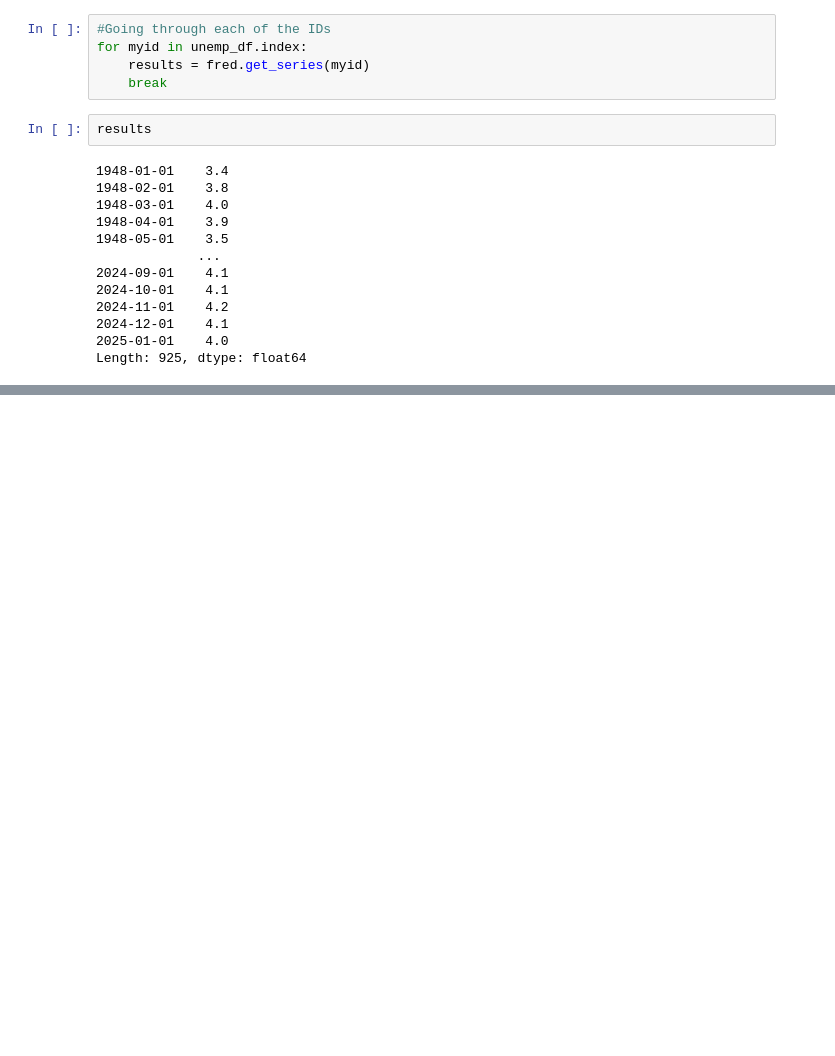
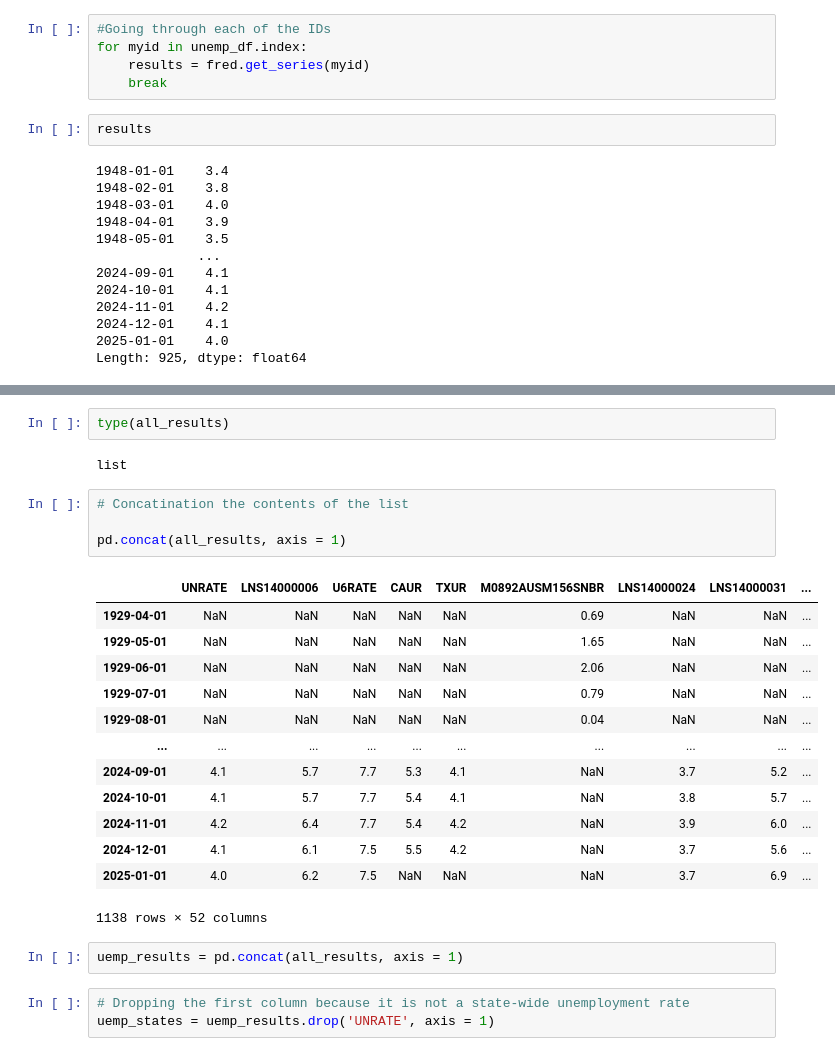
Before and after one commit to adisring/Economic-Data-With-Fred, a Jupyter notebook: EconomicAnalysis.ipynb, the cells around one changed output, grey strips where cells are left out. Cells and saved outputs as stored; diff of their text form; blank space fills up the shorter version.

```diff
--- a/EconomicAnalysis.ipynb
+++ b/EconomicAnalysis.ipynb
@@ -235,0 +293,27 @@ Length: 925, dtype: float64
+# %%
+type(all_results)
+# %% [output]
+list
+# %%
+# Concatination the contents of the list
+
+pd.concat(all_results, axis = 1)
+# %% [output]
+|  | UNRATE | LNS14000006 | U6RATE | CAUR | TXUR | M0892AUSM156SNBR | LNS14000024 | LNS14000031 | ... |
+| 1929-04-01 | NaN | NaN | NaN | NaN | NaN | 0.69 | NaN | NaN | ... |
+| 1929-05-01 | NaN | NaN | NaN | NaN | NaN | 1.65 | NaN | NaN | ... |
+| 1929-06-01 | NaN | NaN | NaN | NaN | NaN | 2.06 | NaN | NaN | ... |
+| 1929-07-01 | NaN | NaN | NaN | NaN | NaN | 0.79 | NaN | NaN | ... |
+| 1929-08-01 | NaN | NaN | NaN | NaN | NaN | 0.04 | NaN | NaN | ... |
+| ... | ... | ... | ... | ... | ... | ... | ... | ... | ... |
+| 2024-09-01 | 4.1 | 5.7 | 7.7 | 5.3 | 4.1 | NaN | 3.7 | 5.2 | ... |
+| 2024-10-01 | 4.1 | 5.7 | 7.7 | 5.4 | 4.1 | NaN | 3.8 | 5.7 | ... |
+| 2024-11-01 | 4.2 | 6.4 | 7.7 | 5.4 | 4.2 | NaN | 3.9 | 6.0 | ... |
+| 2024-12-01 | 4.1 | 6.1 | 7.5 | 5.5 | 4.2 | NaN | 3.7 | 5.6 | ... |
+| 2025-01-01 | 4.0 | 6.2 | 7.5 | NaN | NaN | NaN | 3.7 | 6.9 | ... |
+1138 rows × 52 columns
+# %%
+uemp_results = pd.concat(all_results, axis = 1)
+# %%
+# Dropping the first column because it is not a state-wide unemployment rate
+uemp_states = uemp_results.drop('UNRATE', axis = 1)
```
Also changed, not shown: parts of 14 cells of this notebook.
